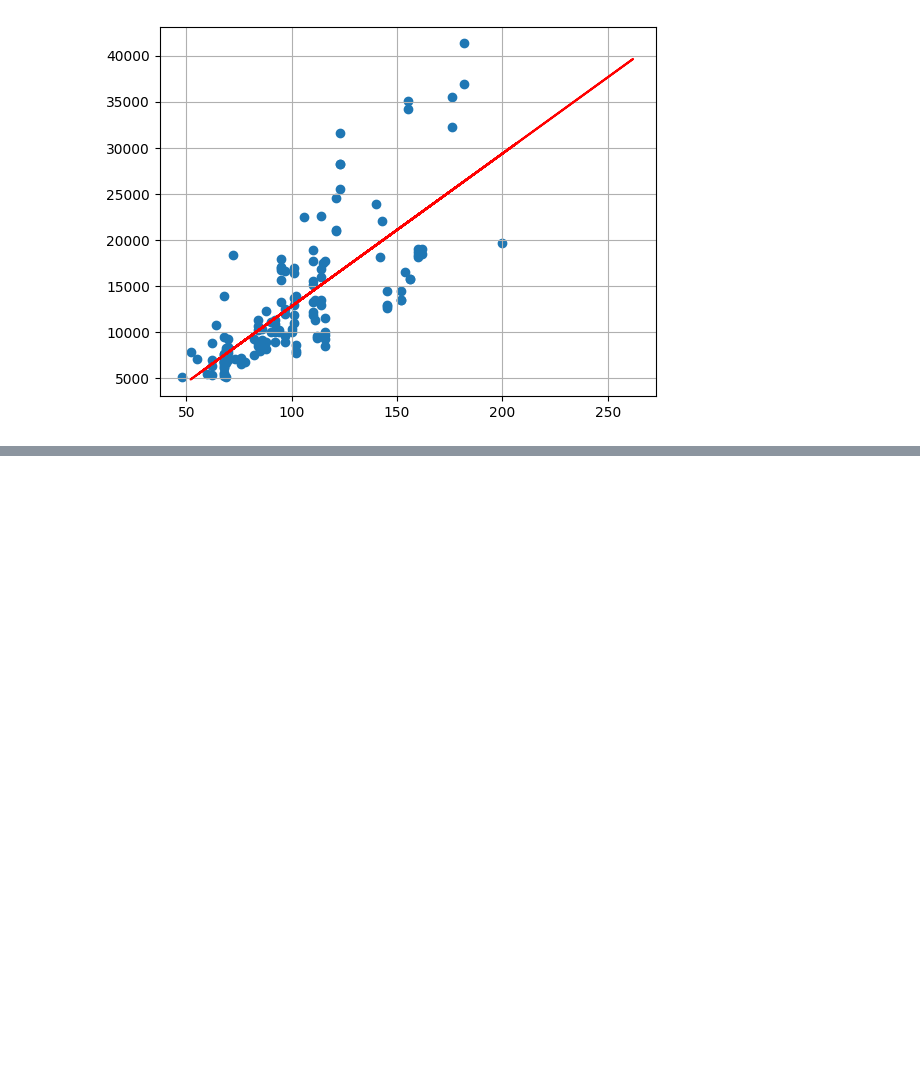
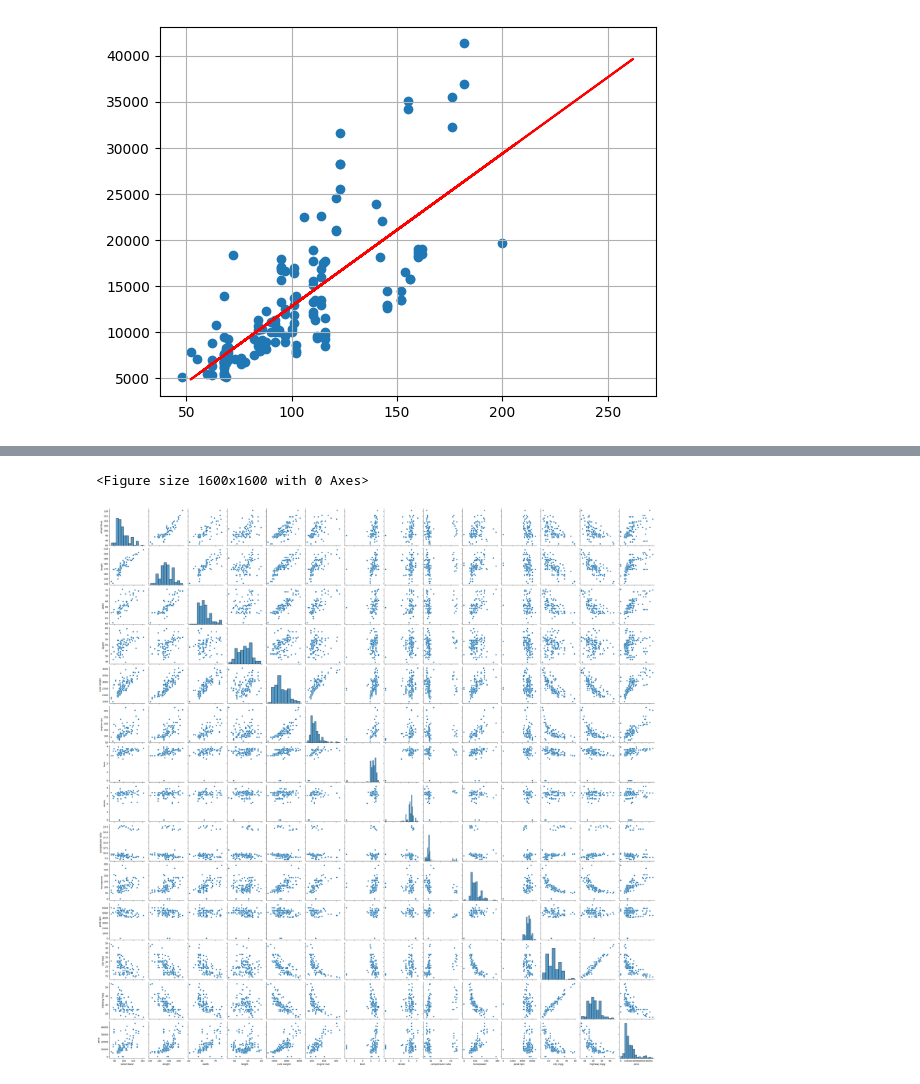
Before and after one commit to arunishere/DSV16Main, a Jupyter notebook: Reg/Regression.ipynb, the cells around one changed output, grey strips where cells are left out. Drawn from its saved outputs; the diff is of its cells as text; code cells hidden in the pictures; blank space fills up the shorter version.

```diff
--- a/Reg/Regression.ipynb
+++ b/Reg/Regression.ipynb
@@ -199,0 +221,27 @@ plt.show()
+# %%
+auto.replace('?', 0,inplace=True)
+auto.drop(['normalized losses'], axis=1,inplace=True)
+
+df_car_new = auto.copy(deep=True)
+
+df_car_new['fuel type'] = df_car_new['fuel type'].map({'gas':1, 'diesel':0})
+df_car_new['aspiration'] = df_car_new['aspiration'].map({'std':1, 'turbo':0})
+df_car_new['doors'] = df_car_new['doors'].map({'four':1, 'two':0})
+# %%
+def getDummies(df, category_cols):
+    for col in category_cols:
+        dummy_df = pd.get_dummies(df[col], drop_first=True, dtype='int')
+        new_col_map = {c: f"{col}({c})" for c in dummy_df.columns}
+        dummy_df.rename(columns=new_col_map,inplace=True)
+        df = pd.concat([df,dummy_df],axis=1)
+    df.drop(category_cols,axis=1,inplace=True)
+    return df
+# %%
+encode_cols = ['make', 'fuel system', 'cylinders', 'engine type', 'symboling', 'wheels', 'style']
+df_car_1 = getDummies(df=df_car_new, category_cols=encode_cols)
+
+df_car_1['price'] = df_car_new['price'].copy(deep=True)
+df_car_1['engine location'] = df_car_1['engine location'].map({'front':1, 'rear':0})
+
+for col in df_car_1.select_dtypes('object').columns:
+    df_car_1[col] = df_car_1[col].astype(float)
@@ -199,0 +286,7 @@ plt.show()
+# %%
+num_vars = ['wheel base',
+       'length', 'width', 'height', 'curb weight',
+       'engine size', 'bore',
+       'stroke', 'compression ratio',
+       'horsepower', 'peak rpm', 'city mpg',
+       'highway mpg', 'price']
@@ -199,0 +309,7 @@ plt.show()
+# %%
+plt.figure(figsize=(16,16))
+sns.pairplot(df_car_1[num_vars])
+plt.show()
+# %% [output]
+<Figure size 1600x1600 with 0 Axes>
+[figure, added]
```
Also changed, not shown: parts of 24 cells of this notebook.
